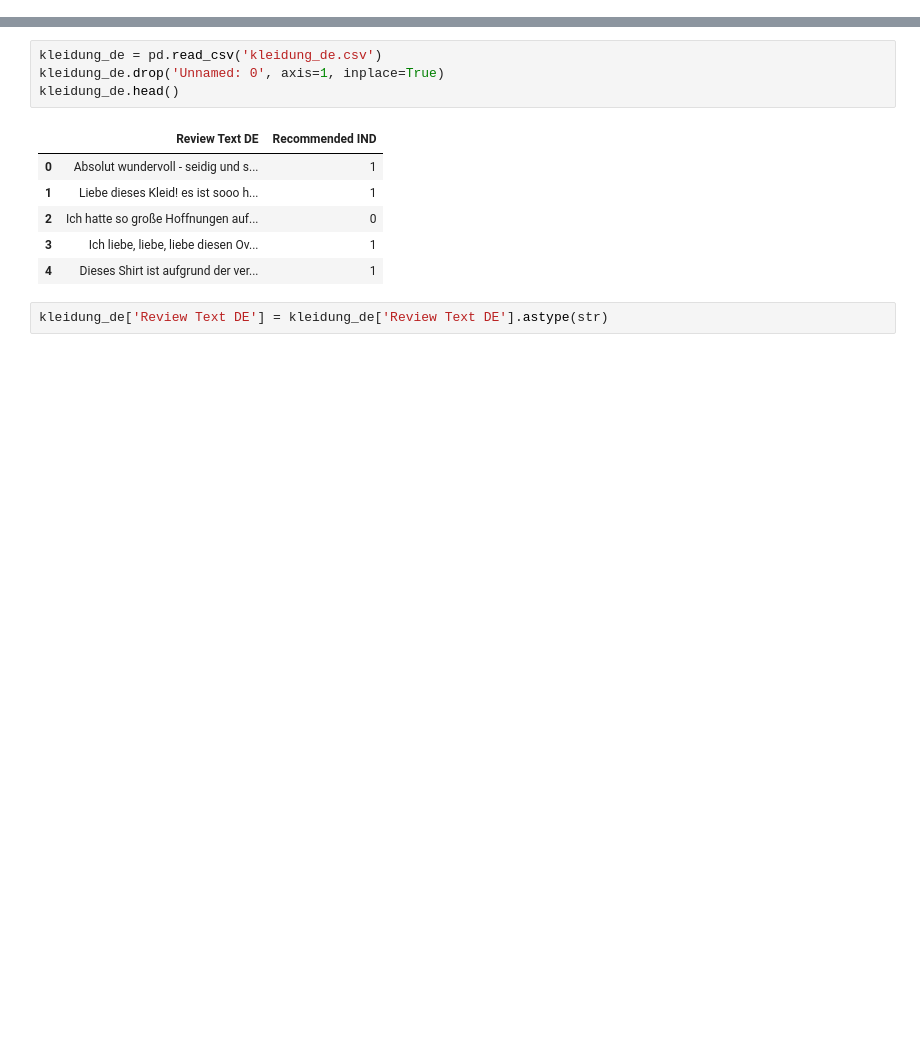
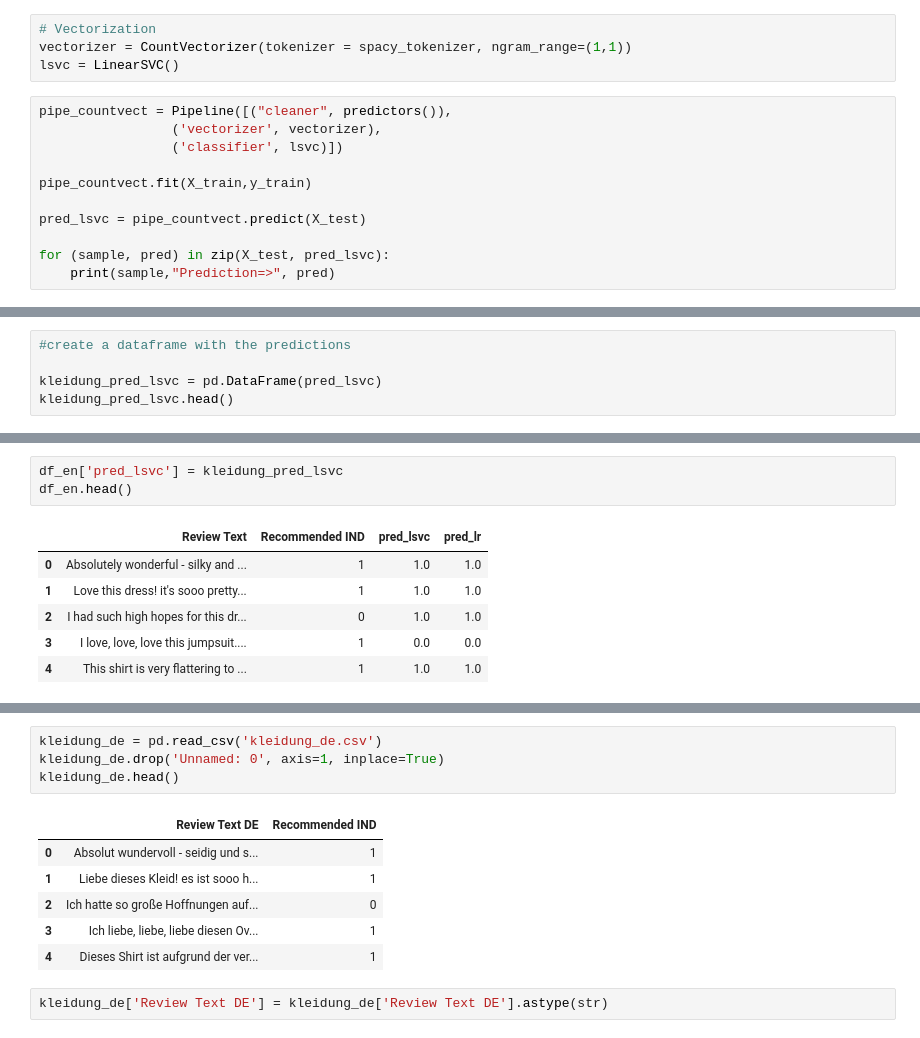
Before and after one commit to lorenanda/Sentimentanalyse-HU-SS20, a Jupyter notebook: spacy_kleidung.ipynb, the cells around one changed output, grey strips where cells are left out. Saved outputs shown, nothing was run; the diff lists cells and outputs as text; blank space fills up the shorter version.

```diff
--- a/spacy_kleidung.ipynb
+++ b/spacy_kleidung.ipynb
@@ -230,0 +190,15 @@ Logistic Regression Recall: 0.9779048609305953
+# %%
+# Vectorization
+vectorizer = CountVectorizer(tokenizer = spacy_tokenizer, ngram_range=(1,1))
+lsvc = LinearSVC()
+# %%
+pipe_countvect = Pipeline([("cleaner", predictors()),
+                 ('vectorizer', vectorizer),
+                 ('classifier', lsvc)])
+
+pipe_countvect.fit(X_train,y_train)
+
+pred_lsvc = pipe_countvect.predict(X_test)
+
+for (sample, pred) in zip(X_test, pred_lsvc):
+    print(sample,"Prediction=>", pred)
@@ -230,0 +223,5 @@ Logistic Regression Recall: 0.9779048609305953
+# %%
+#create a dataframe with the predictions
+
+kleidung_pred_lsvc = pd.DataFrame(pred_lsvc)
+kleidung_pred_lsvc.head()
@@ -230,0 +235,10 @@ Logistic Regression Recall: 0.9779048609305953
+# %%
+df_en['pred_lsvc'] = kleidung_pred_lsvc
+df_en.head()
+# %% [output]
+|  | Review Text | Recommended IND | pred_lsvc | pred_lr |
+| 0 | Absolutely wonderful - silky and ... | 1 | 1.0 | 1.0 |
+| 1 | Love this dress! it's sooo pretty... | 1 | 1.0 | 1.0 |
+| 2 | I had such high hopes for this dr... | 0 | 1.0 | 1.0 |
+| 3 | I love, love, love this jumpsuit.... | 1 | 0.0 | 0.0 |
+| 4 | This shirt is very flattering to ... | 1 | 1.0 | 1.0 |
```
Also changed, not shown: parts of 62 cells of this notebook, 1 other file.
